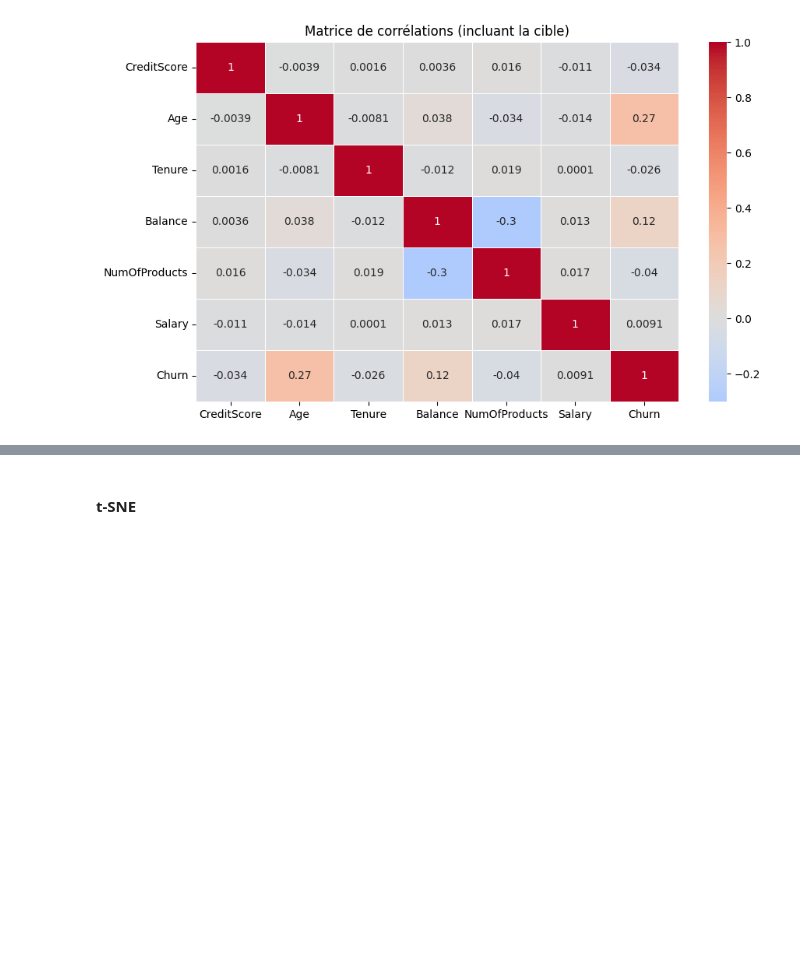
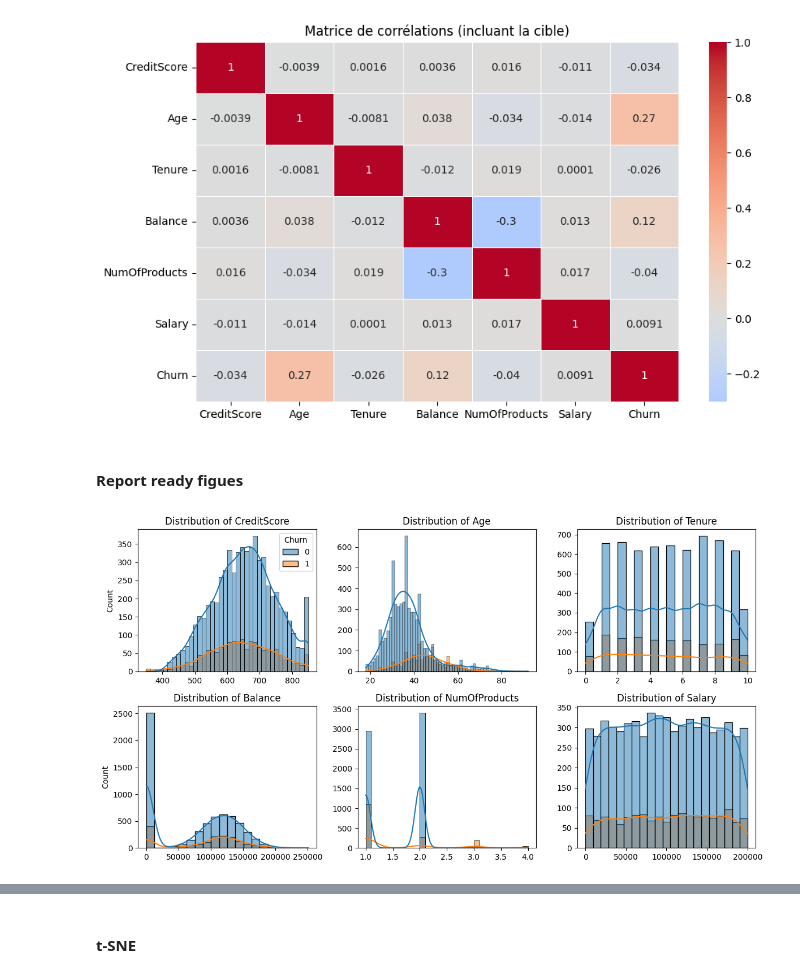
Before and after one commit to rousseam/MAL-churn-forecast, a Jupyter notebook: notebook.ipynb, the cells around one changed output, grey strips where cells are left out. Saved outputs shown, nothing was run; the diff lists cells and outputs as text; code cells hidden in the pictures; blank space fills up the shorter version.

Commit message:
update noteboook
add results plots

```diff
--- a/notebook.ipynb
+++ b/notebook.ipynb
@@ -203,3 +210,32 @@ plt.show()
 [figure]
 === Heatmap de corrélation avec la cible ===
 [figure]
+# %% [markdown]
+#### Report ready figues
+# %%
+df = X.copy()
+df["Churn"] = y["Churn"].astype(int)
+
+ncols = 3
+nrows = math.ceil(len(num_cols) / ncols)
+
+fig, axes = plt.subplots(nrows, ncols, figsize=(12, 3.2 * nrows))
+axes = np.array(axes).reshape(-1)
+
+for i, col in enumerate(num_cols):
+    ax = axes[i]
+    sns.histplot(df, x=col, hue=target, kde=True, ax=ax)
+    ax.set_title(f"Distribution of {col}")
+    ax.set_xlabel("")
+    if i != 0:
+        ax.get_legend().remove()
+    if i not in [0,3]:
+        ax.set_ylabel("")
+
+fig.tight_layout()
+plt.show()
+
+# Save for LaTeX:
+fig.savefig("num_features_grid.png", dpi=300, bbox_inches="tight")
+# %% [output]
+[figure, added]
```
Also changed, not shown: parts of 2 cells of this notebook, 2 other files.
